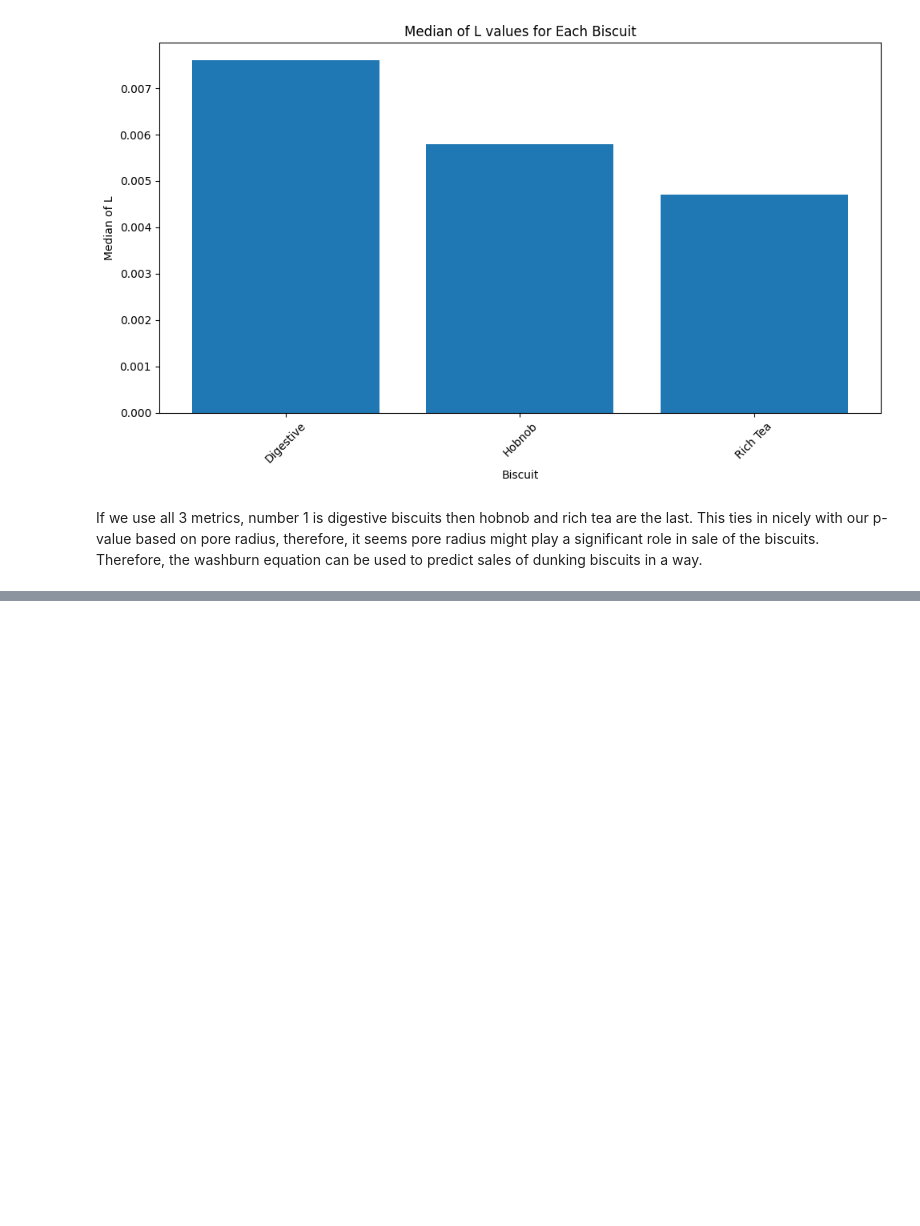
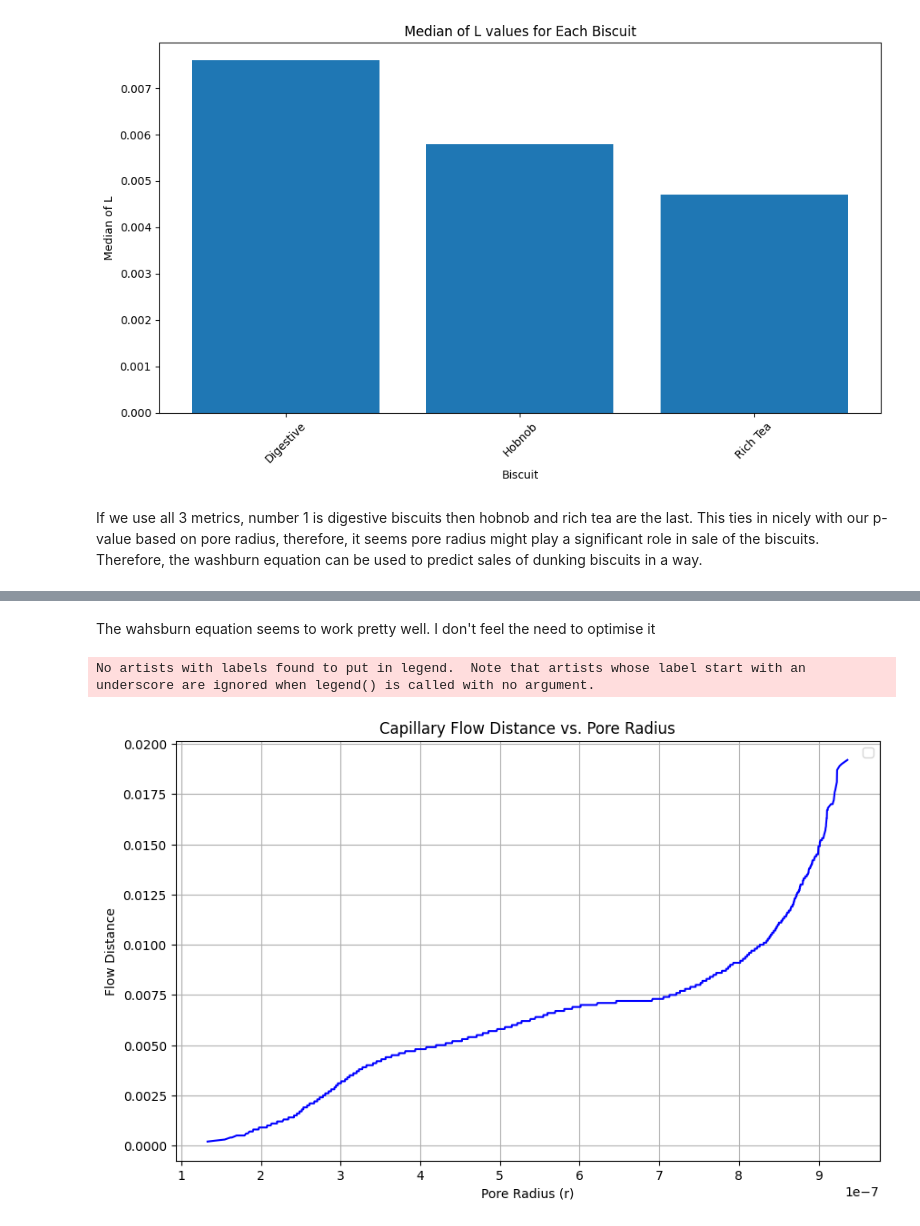
Before and after one commit to KayVeeZ/dunking_biscuits, a Jupyter notebook: testing_notebook.ipynb, the cells around one changed output, grey strips where cells are left out. Drawn from its saved outputs; the diff is of its cells as text; code cells hidden in the pictures; blank space fills up the shorter version.

```diff
--- a/testing_notebook.ipynb
+++ b/testing_notebook.ipynb
@@ -1355,0 +1481,21 @@ If we use all 3 metrics, number 1 is digestive biscuits then hobnob and rich tea
+# %% [markdown]
+The wahsburn equation seems to work pretty well. I don't feel the need to optimise it
+# %%
+# Plotting
+plt.figure(figsize=(10, 6))
+
+# Plotting y_test as a line
+plt.plot(sorted(dunking_data['r']), sorted(dunking_data['L']), color='blue')
+
+# Adding labels and title
+plt.xlabel('Pore Radius (r)')
+plt.ylabel('Flow Distance')
+plt.title('Capillary Flow Distance vs. Pore Radius')
+plt.legend()
+
+# Display the plot
+plt.grid(True)
+plt.show()
+# %% [output]
+No artists with labels found to put in legend.  Note that artists whose label start with an underscore are ignored when legend() is called with no argument.
+[figure, added]
```
Also changed, not shown: parts of 32 cells of this notebook, 4 other files.
